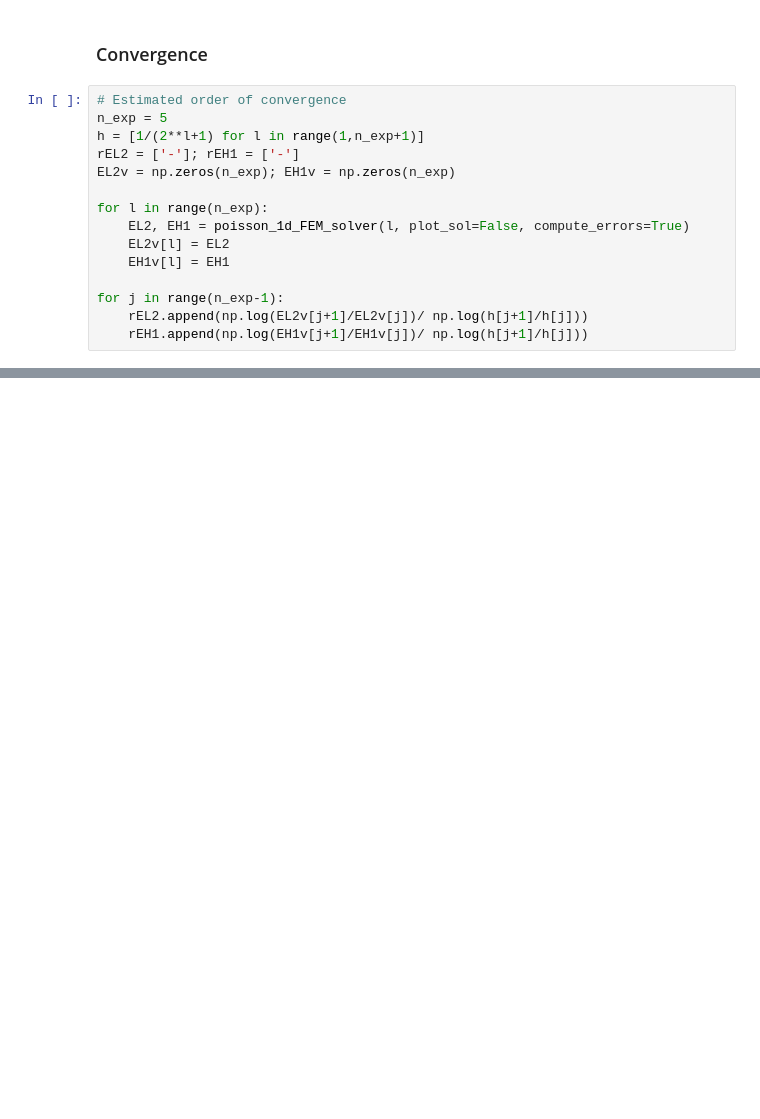
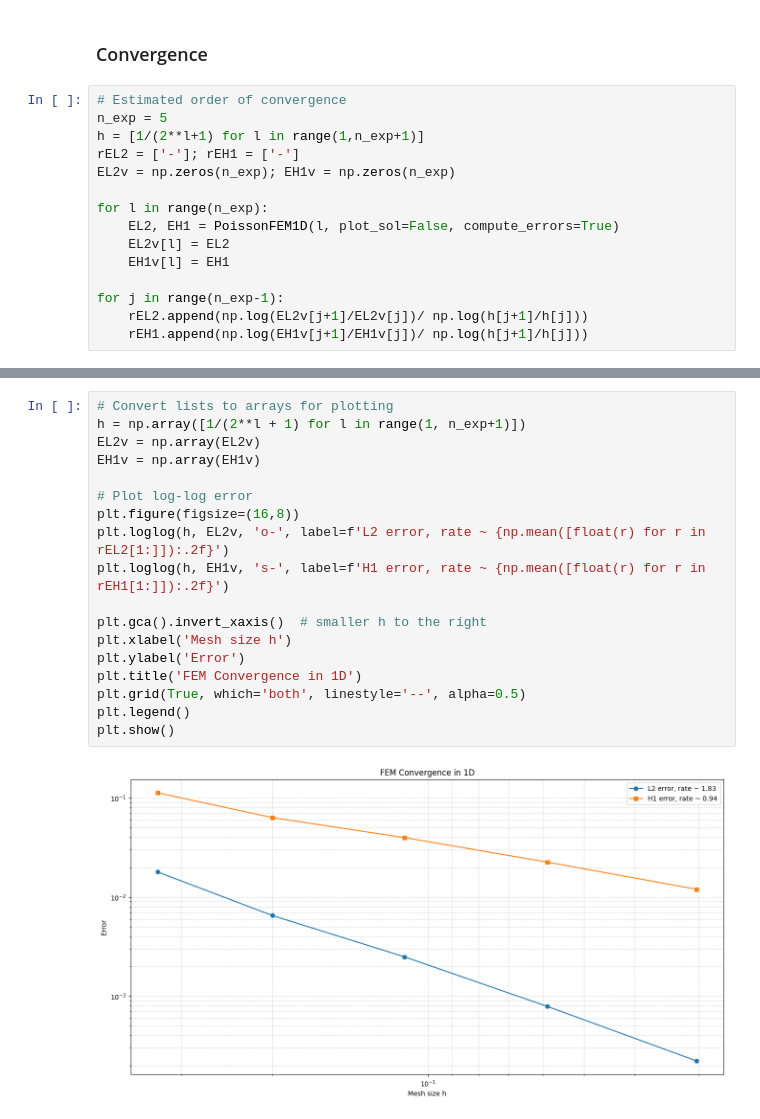
Before and after one commit to tgratek/Numerics_Bootcamp_25, a Jupyter notebook: 2024/FEM/FEM1D.ipynb, the cells around one changed output, grey strips where cells are left out. Cells and saved outputs as stored; diff of their text form; blank space fills up the shorter version.

```diff
--- a/2024/FEM/FEM1D.ipynb
+++ b/2024/FEM/FEM1D.ipynb
@@ -220,7 +224,7 @@ rEL2 = ['-']; rEH1 = ['-']
 EL2v = np.zeros(n_exp); EH1v = np.zeros(n_exp)
 
 for l in range(n_exp):
-    EL2, EH1 = poisson_1d_FEM_solver(l, plot_sol=False, compute_errors=True)
+    EL2, EH1 = PoissonFEM1D(l, plot_sol=False, compute_errors=True)
     EL2v[l] = EL2
     EH1v[l] = EH1
 
@@ -247,0 +250,20 @@ display(df)
+# %%
+# Convert lists to arrays for plotting
+h = np.array([1/(2**l + 1) for l in range(1, n_exp+1)])
+EL2v = np.array(EL2v)
+EH1v = np.array(EH1v)
+
+# Plot log-log error
+plt.figure(figsize=(16,8))
+plt.loglog(h, EL2v, 'o-', label=f'L2 error, rate ~ {np.mean([float(r) for r in rEL2[1:]]):.2f}')
+plt.loglog(h, EH1v, 's-', label=f'H1 error, rate ~ {np.mean([float(r) for r in rEH1[1:]]):.2f}')
+
+plt.gca().invert_xaxis()  # smaller h to the right
+plt.xlabel('Mesh size h')
+plt.ylabel('Error')
+plt.title('FEM Convergence in 1D')
+plt.grid(True, which='both', linestyle='--', alpha=0.5)
+plt.legend()
+plt.show()
+# %% [output]
+[figure, added]
```
Also changed, not shown: parts of 6 cells of this notebook, 4 other files.
